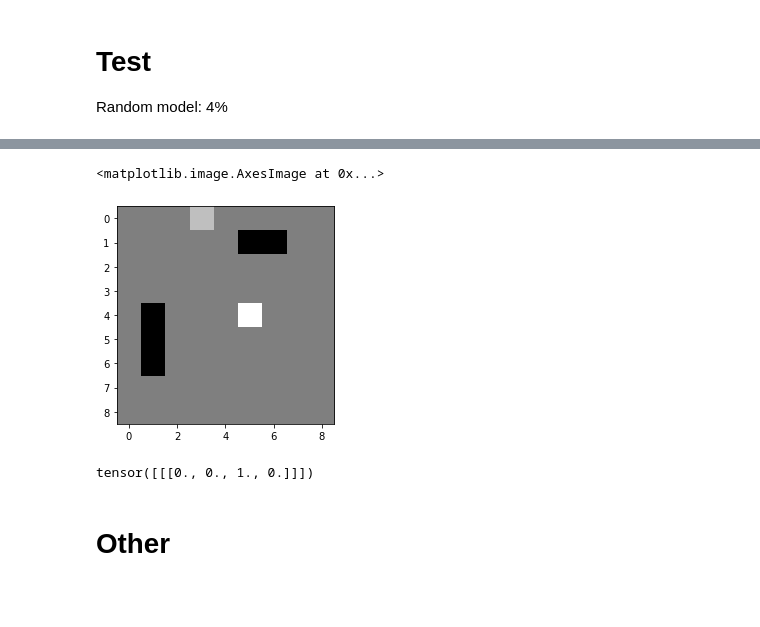
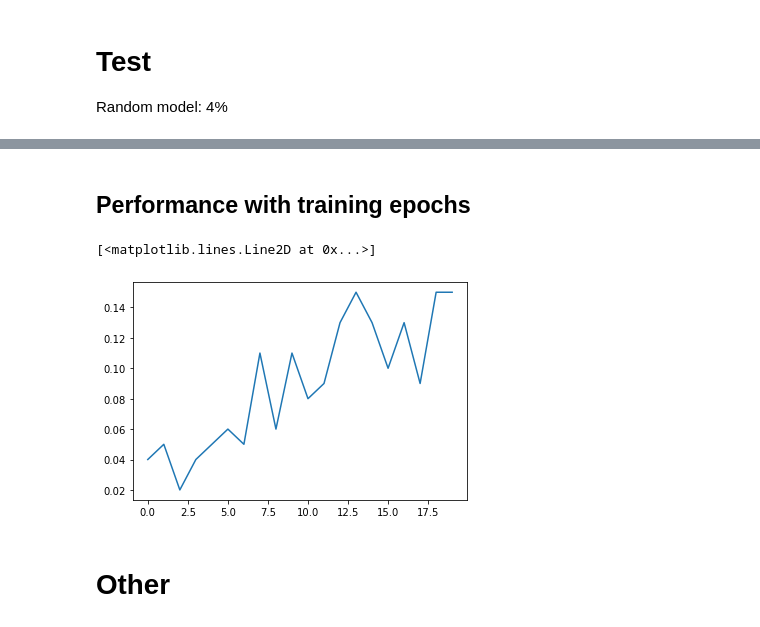
Before and after one commit to RchLi/Maze-Planning-Exercise, a Jupyter notebook: run.ipynb, the cells around one changed output, grey strips where cells are left out. Drawn from its saved outputs; the diff is of its cells as text; code cells hidden in the pictures; blank space fills up the shorter version.

```diff
--- a/run.ipynb
+++ b/run.ipynb
@@ -68,5 +70,5 @@ plt.plot(losses)
 # Test
 Random model: 4%
 # %%
-testset = [MazeEnv() for _ in range(500)]
+testset = [MazeEnv() for _ in range(100)]
 # %%
@@ -101,12 +105,20 @@ print('Success rate %.2f%%' % (correct / n_test * 100) )
-# %%
-plt.imshow(img.squeeze(0).permute(1,2,0))
-# %% [output]
-<matplotlib.image.AxesImage at 0x...>
-[figure, removed]
-# %%
-p_action
-# %% [output]
-tensor([[[0., 0., 1., 0.]]])
+# %% [markdown]
+## Performance with training epochs
+# %%
+testset = [MazeEnv() for _ in range(100)]
+# %%
+accs = []
+for i in tqdm(range(20)):
+    agent = LSTM_Attn(hidden_size=256)
+    path = 'checkpoint/rnn_%d' % ((i + 1) * 1000)
+    agent.load_state_dict(torch.load(path))
+    tester = Tester(img_encoder, agent, testset)
+    accs.append(tester.run())
+
+plt.plot(accs)
+# %% [output]
+[<matplotlib.lines.Line2D at 0x...>]
+[figure, added]
 # %% [markdown]
 # Other
 # %%
```
Also changed, not shown: parts of 5 cells of this notebook, 4 other files.
